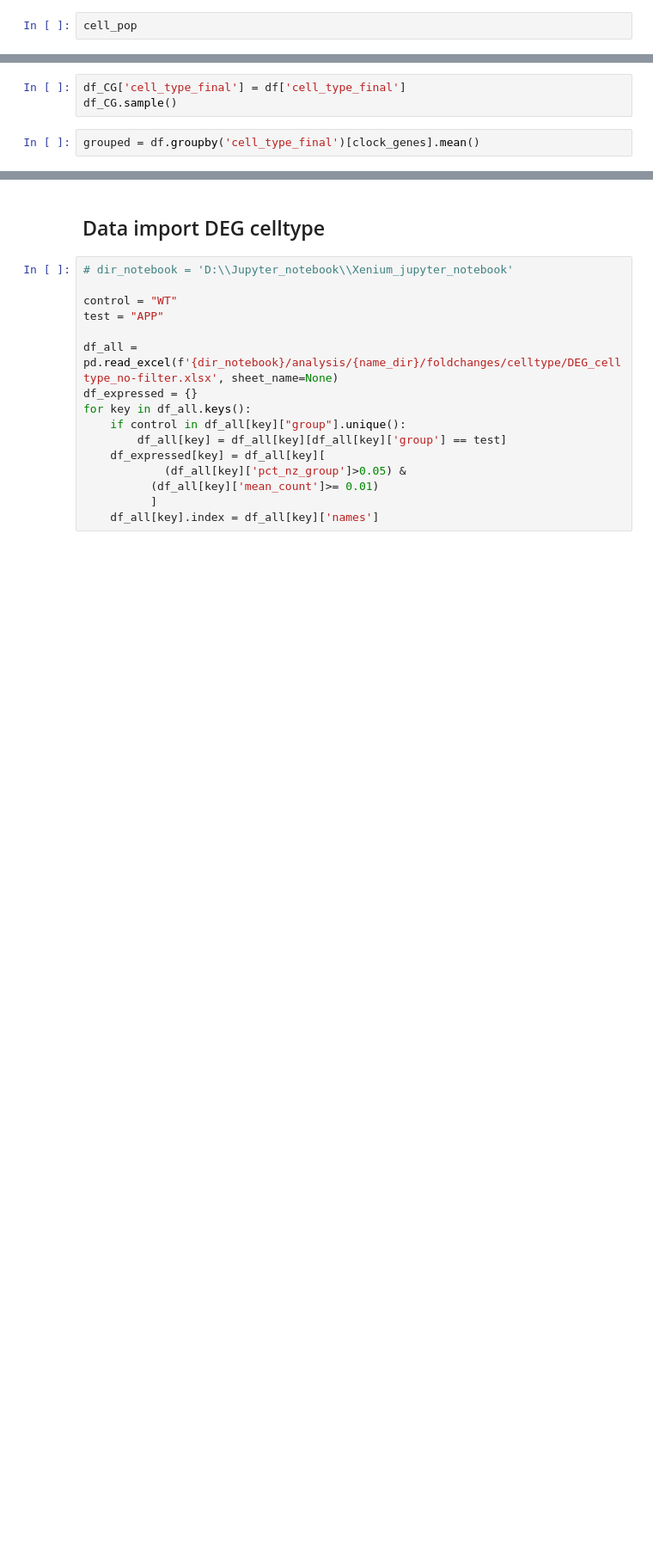
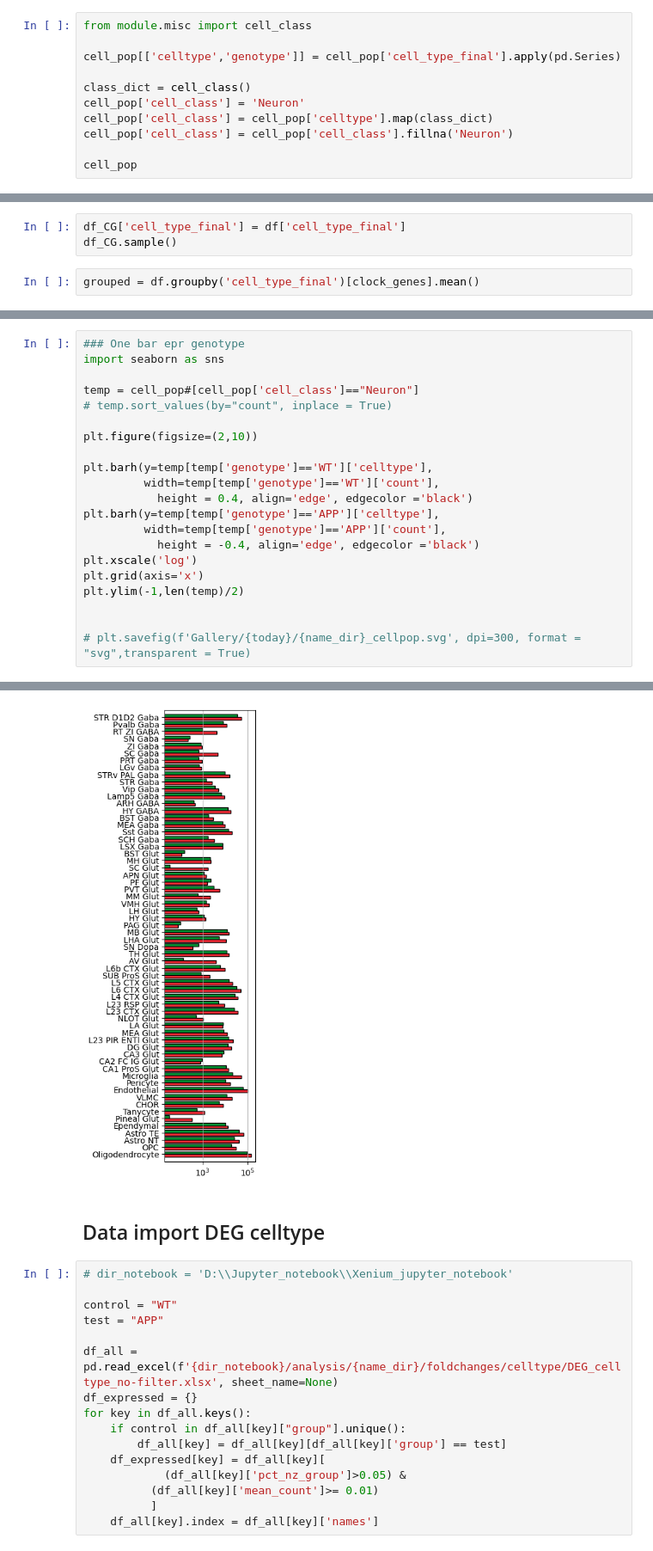
Before and after one commit to Carboneinerte/Pynda_ssc, a Jupyter notebook: v10D_Xenium_Downstream_Analysis_WIP.ipynb, the cells around one changed output, grey strips where cells are left out. Shown at 86% size. Cells and saved outputs as stored; diff of their text form; blank space fills up the shorter version.

Commit message:
update cell class list

```diff
--- a/v10D_Xenium_Downstream_Analysis_WIP.ipynb
+++ b/v10D_Xenium_Downstream_Analysis_WIP.ipynb
@@ -1416,4 +1438,13 @@ cell_pop = pd.DataFrame(data = {"cell_type_final" : cell_pop.index,
                                 "count" : cell_pop.values})
 # cell_pop.rename(columns={"ZT" : "count"})
 # %%
+from module.misc import cell_class
+
+cell_pop[['celltype','genotype']] = cell_pop['cell_type_final'].apply(pd.Series)
+
+class_dict = cell_class()
+cell_pop['cell_class'] = 'Neuron'
+cell_pop['cell_class'] = cell_pop['celltype'].map(class_dict)
+cell_pop['cell_class'] = cell_pop['cell_class'].fillna('Neuron')
+
 cell_pop
@@ -1466,3 +1538,25 @@ plt.ylim(-1,len(cell_pop))
 
 
 plt.savefig(f'Gallery/{today}/{name_dir}_cellpop.svg', dpi=300, format = "svg",transparent = True)
+# %%
+### One bar epr genotype
+import seaborn as sns
+
+temp = cell_pop#[cell_pop['cell_class']=="Neuron"]
+# temp.sort_values(by="count", inplace = True)
+
+plt.figure(figsize=(2,10))
+
+plt.barh(y=temp[temp['genotype']=='WT']['celltype'],
+         width=temp[temp['genotype']=='WT']['count'],
+           height = 0.4, align='edge', edgecolor ='black')
+plt.barh(y=temp[temp['genotype']=='APP']['celltype'],
+         width=temp[temp['genotype']=='APP']['count'],
+           height = -0.4, align='edge', edgecolor ='black')
+plt.xscale('log')
+plt.grid(axis='x')
+plt.ylim(-1,len(temp)/2)
+
+
+# plt.savefig(f'Gallery/{today}/{name_dir}_cellpop.svg', dpi=300, format = "svg",transparent = True)
+# %% [output]
@@ -1469,3 +1564,4 @@ plt.savefig(f'Gallery/{today}/{name_dir}_cellpop.svg', dpi=300, format = "svg",t
+[figure, added]
 # %% [markdown]
 ## Data import DEG celltype
 # %%
```
Also changed, not shown: parts of 9 cells of this notebook, 1 other file.
